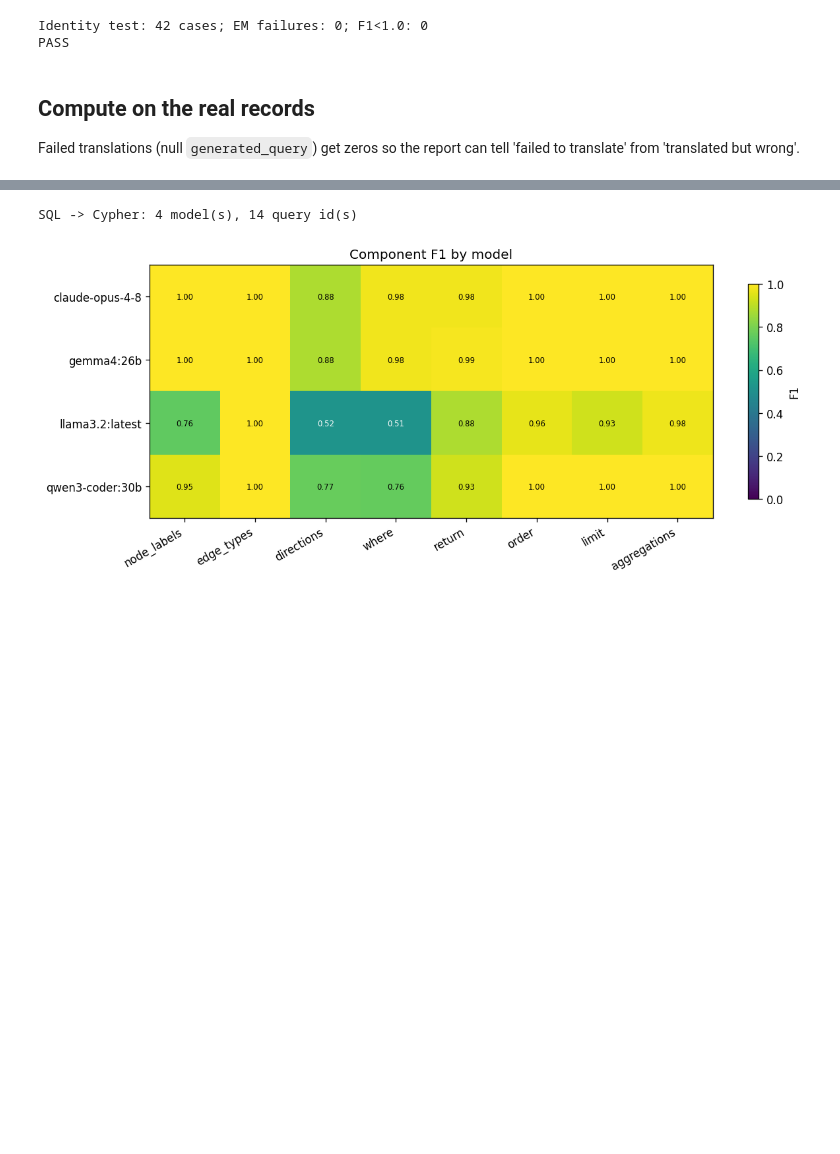
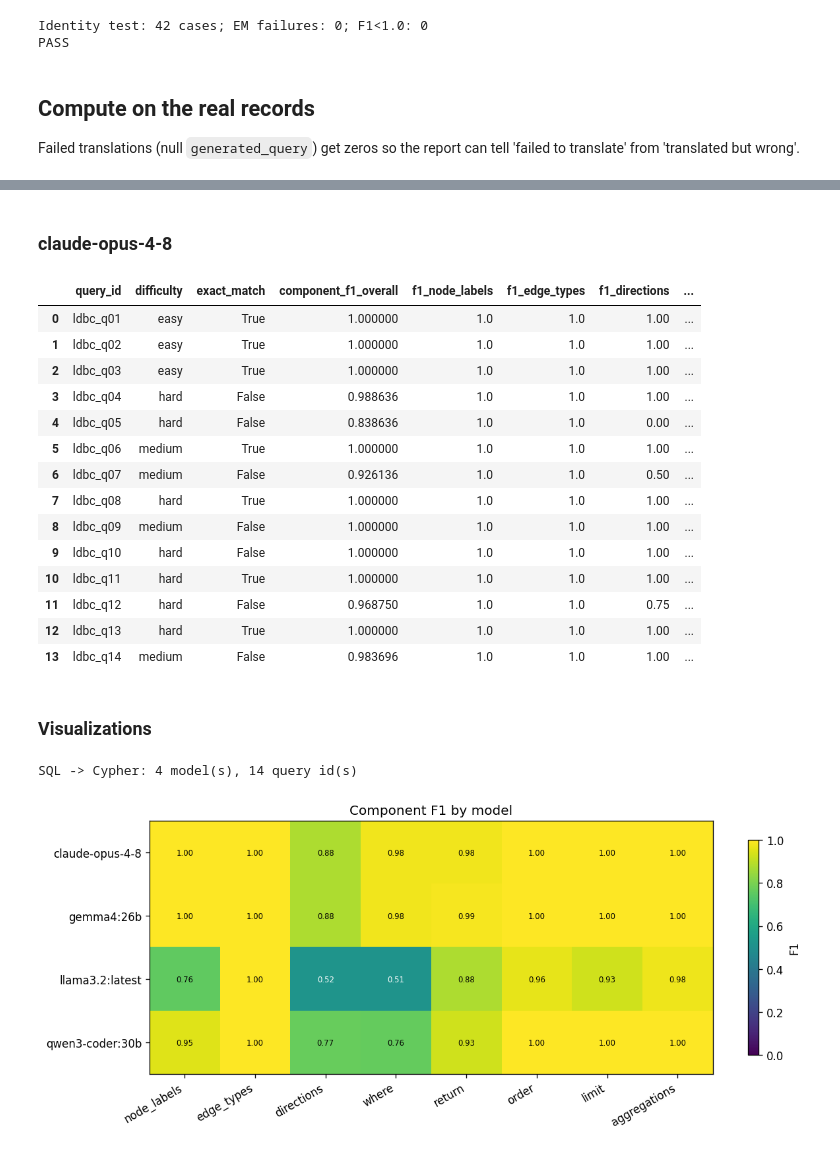
Before and after one commit to obonovai/sql2graph, a Jupyter notebook: eval/notebooks/03_structural_metrics.ipynb, the cells around one changed output, grey strips where cells are left out. Cells and saved outputs as stored; diff of their text form; code cells hidden in the pictures; blank space fills up the shorter version.

```diff
--- a/eval/notebooks/03_structural_metrics.ipynb
+++ b/eval/notebooks/03_structural_metrics.ipynb
@@ -139,3 +162,25 @@ from harness import plots
+# %% [markdown]
+### claude-opus-4-8
+# %%
+show_model('cypher', 'claude-opus-4-8')
+# %% [output]
+|  | query_id | difficulty | exact_match | component_f1_overall | f1_node_labels | f1_edge_types | f1_directions | ... |
+| 0 | ldbc_q01 | easy | True | 1.000000 | 1.0 | 1.0 | 1.00 | ... |
+| 1 | ldbc_q02 | easy | True | 1.000000 | 1.0 | 1.0 | 1.00 | ... |
+| 2 | ldbc_q03 | easy | True | 1.000000 | 1.0 | 1.0 | 1.00 | ... |
+| 3 | ldbc_q04 | hard | False | 0.988636 | 1.0 | 1.0 | 1.00 | ... |
+| 4 | ldbc_q05 | hard | False | 0.838636 | 1.0 | 1.0 | 0.00 | ... |
+| 5 | ldbc_q06 | medium | True | 1.000000 | 1.0 | 1.0 | 1.00 | ... |
+| 6 | ldbc_q07 | medium | False | 0.926136 | 1.0 | 1.0 | 0.50 | ... |
+| 7 | ldbc_q08 | hard | True | 1.000000 | 1.0 | 1.0 | 1.00 | ... |
+| 8 | ldbc_q09 | medium | False | 1.000000 | 1.0 | 1.0 | 1.00 | ... |
+| 9 | ldbc_q10 | hard | False | 1.000000 | 1.0 | 1.0 | 1.00 | ... |
+| 10 | ldbc_q11 | hard | True | 1.000000 | 1.0 | 1.0 | 1.00 | ... |
+| 11 | ldbc_q12 | hard | False | 0.968750 | 1.0 | 1.0 | 0.75 | ... |
+| 12 | ldbc_q13 | hard | True | 1.000000 | 1.0 | 1.0 | 1.00 | ... |
+| 13 | ldbc_q14 | medium | False | 0.983696 | 1.0 | 1.0 | 1.00 | ... |
+# %% [markdown]
+### Visualizations
 # %%
 plots.render_target(struct_df[struct_df['target'] == 'cypher'], 'cypher', 'SQL -> Cypher', plots.FIGURE_SETS['structural'])
 # %% [output]
```
Also changed, not shown: parts of 50 cells of this notebook, 20 other files.
